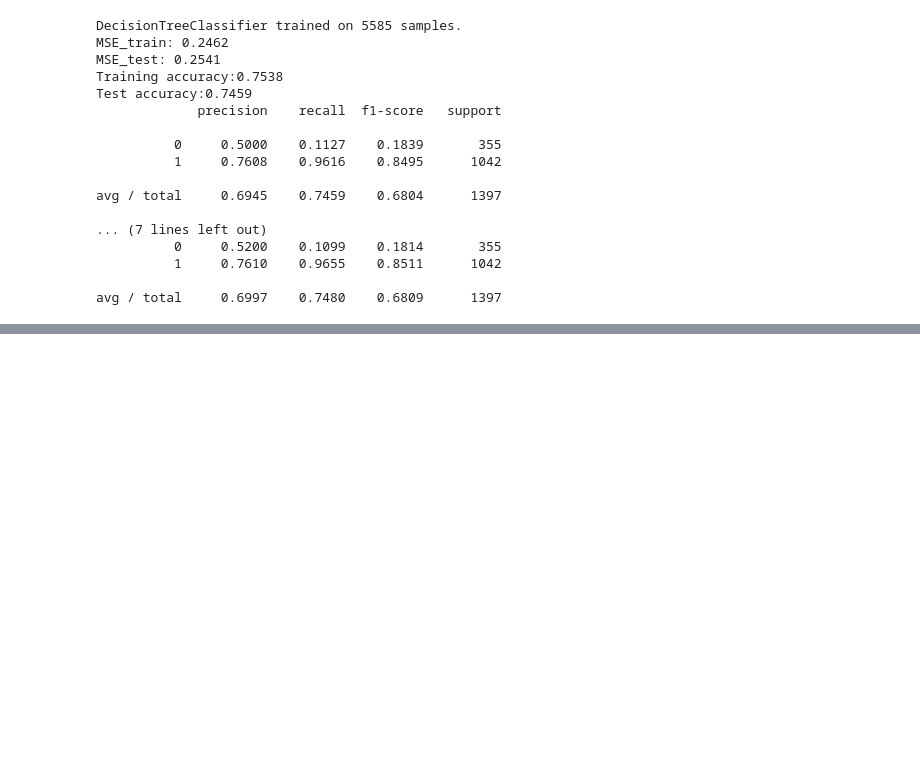
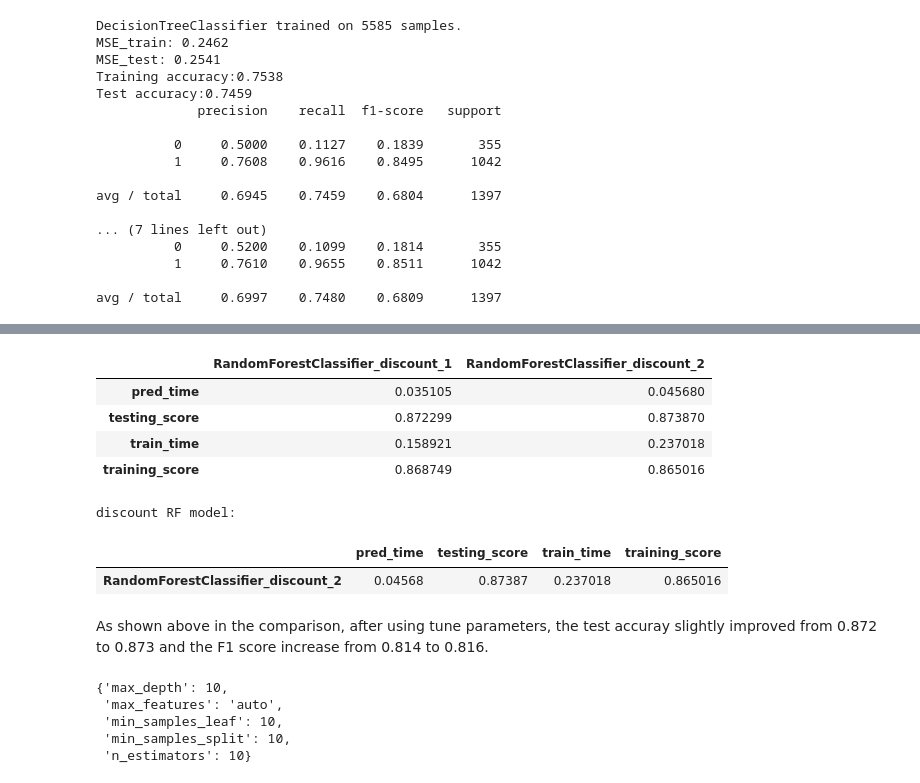
Before and after one commit to JcFreya/Starbucks-Capstone-Challenge, a Jupyter notebook: Starbucks_Capstone_notebook.ipynb, the cells around one changed output, grey strips where cells are left out. Drawn from its saved outputs; the diff is of its cells as text; code cells hidden in the pictures; blank space fills up the shorter version.

```diff
--- a/Starbucks_Capstone_notebook.ipynb
+++ b/Starbucks_Capstone_notebook.ipynb
@@ -1076,0 +1210,30 @@ avg / total     0.6997    0.7480    0.6809      1397
+# %%
+results[['RandomForestClassifier_discount_1','RandomForestClassifier_discount_2']]
+# %% [output]
+|  | RandomForestClassifier_discount_1 | RandomForestClassifier_discount_2 |
+| pred_time | 0.035105 | 0.045680 |
+| testing_score | 0.872299 | 0.873870 |
+| train_time | 0.158921 | 0.237018 |
+| training_score | 0.868749 | 0.865016 |
+# %%
+# best model for discount offer type
+best_model('discount')
+# %% [output]
+discount RF model:
+|  | pred_time | testing_score | train_time | training_score |
+| RandomForestClassifier_discount_2 | 0.04568 | 0.87387 | 0.237018 | 0.865016 |
+# %% [markdown]
+As shown above in the comparison, after using tune parameters, the test accuray slightly improved from 0.872 to 0.873 and the F1 score increase from 0.814 to 0.816.
+# %%
+# model tuning for informational offer model
+features,target=data_prep(informational_offer,drop_cols_prep)
+X_train, X_test, y_train, y_test=model_pipeline(features,target)
+
+#run Grid Search
+rand_forest_param_selection(X_train, y_train)
+# %% [output]
+{'max_depth': 10,
+ 'max_features': 'auto',
+ 'min_samples_leaf': 10,
+ 'min_samples_split': 10,
+ 'n_estimators': 10}
```
Also changed, not shown: parts of 18 cells of this notebook.
